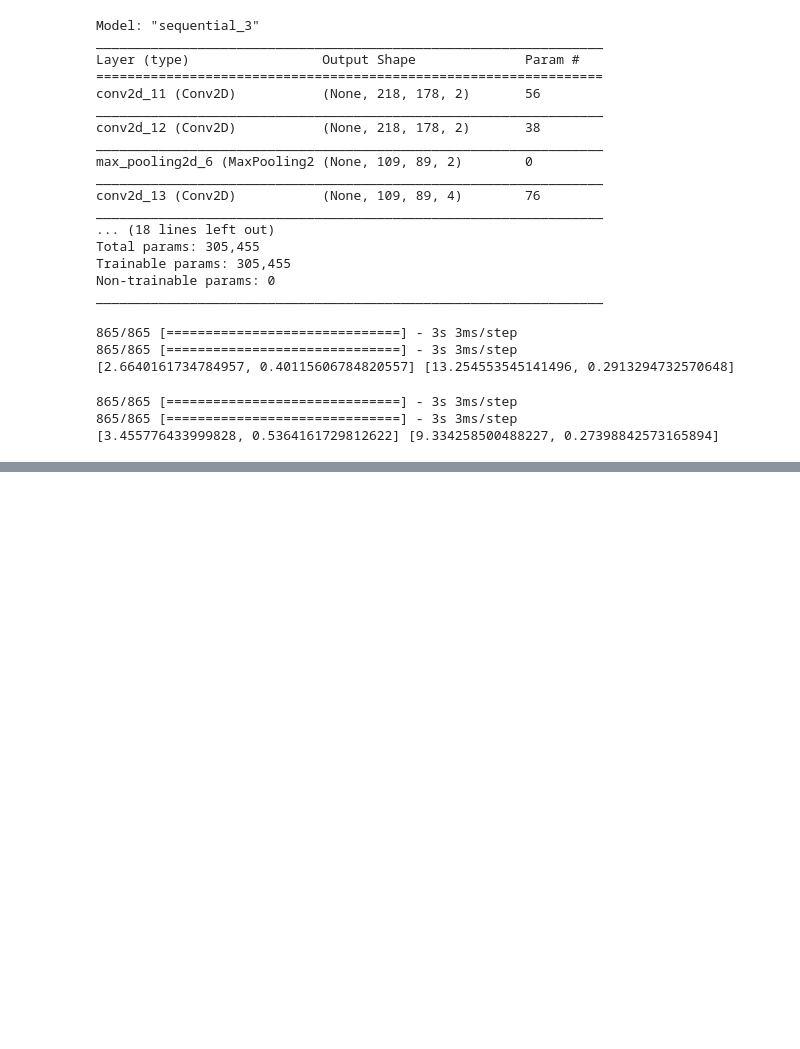
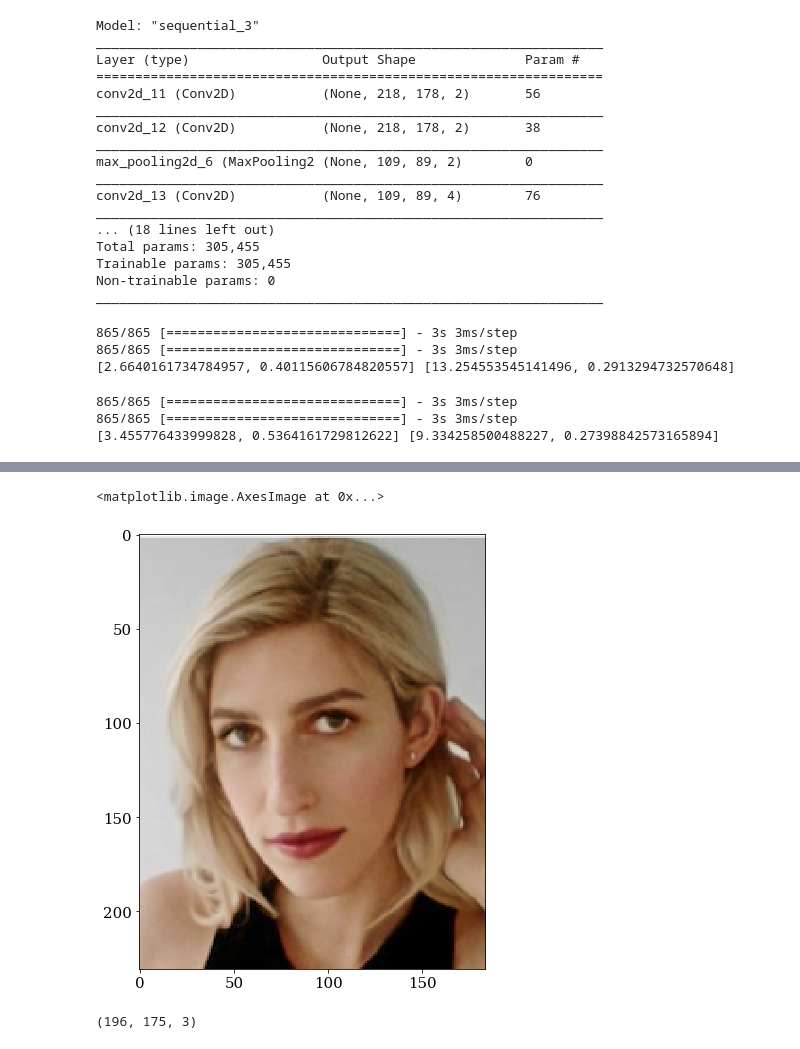
Before and after one commit to Aaronhjlee/Facial_Feature_Predictor, a Jupyter notebook: src/deployment_pt2.ipynb, the cells around one changed output, grey strips where cells are left out. Drawn from its saved outputs; the diff is of its cells as text; code cells hidden in the pictures; blank space fills up the shorter version.

```diff
--- a/src/deployment_pt2.ipynb
+++ b/src/deployment_pt2.ipynb
@@ -349,0 +491,3 @@ print(girl1, girl2)
+# %%
+subject_filenames = ['../data/batch/{}'.format(f) for f in listdir('../data/batch')]
+full_images = [cv2.imread(f)[...,::-1] for f in subject_filenames]
@@ -349,0 +498,5 @@ print(girl1, girl2)
+# %%
+plt.imshow(full_images[1])
+# %% [output]
+<matplotlib.image.AxesImage at 0x...>
+[figure, added]
@@ -349,0 +505,4 @@ print(girl1, girl2)
+# %%
+X[0].shape
+# %% [output]
+(196, 175, 3)
```
Also changed, not shown: parts of 18 cells of this notebook, 6 other files.
